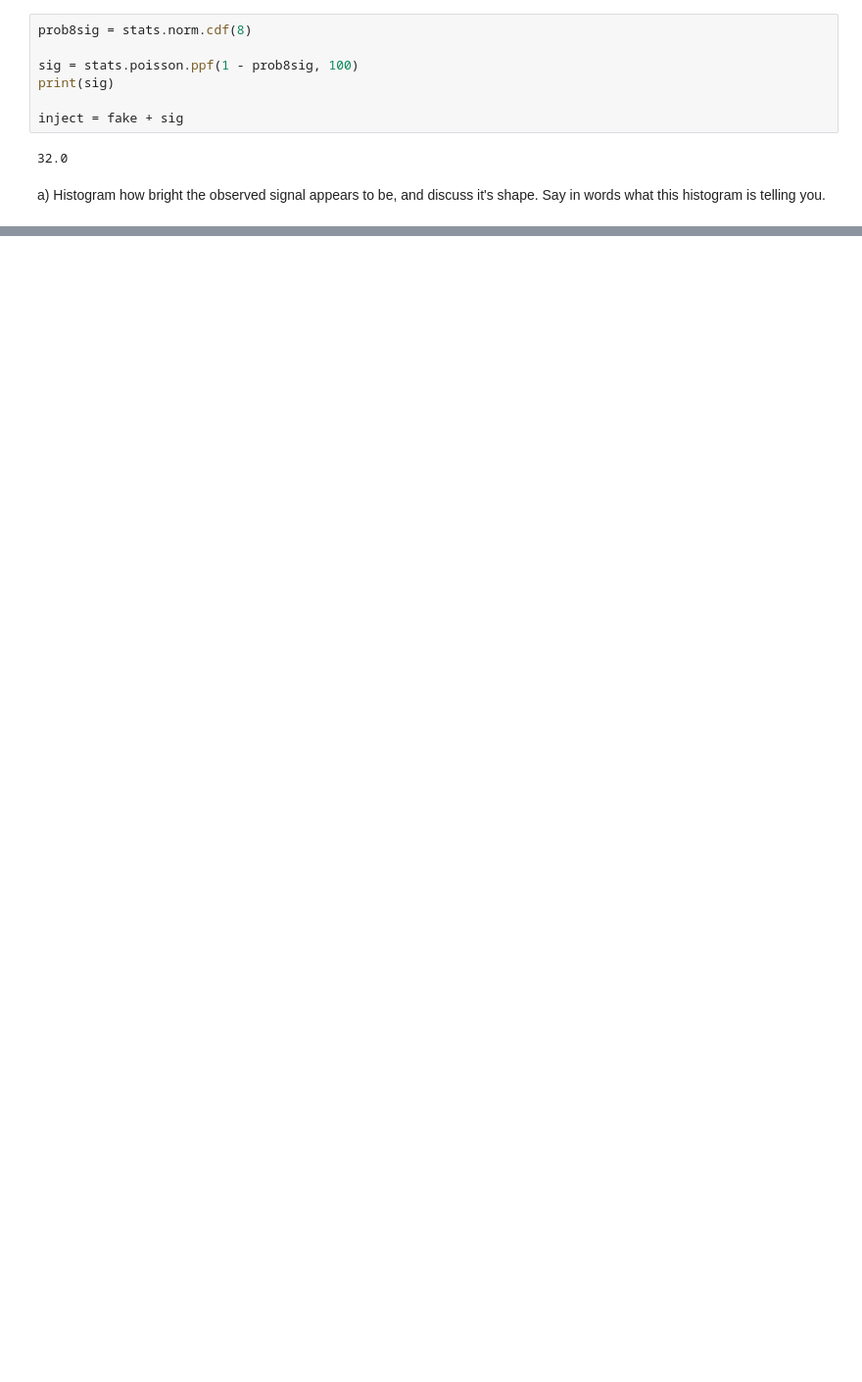
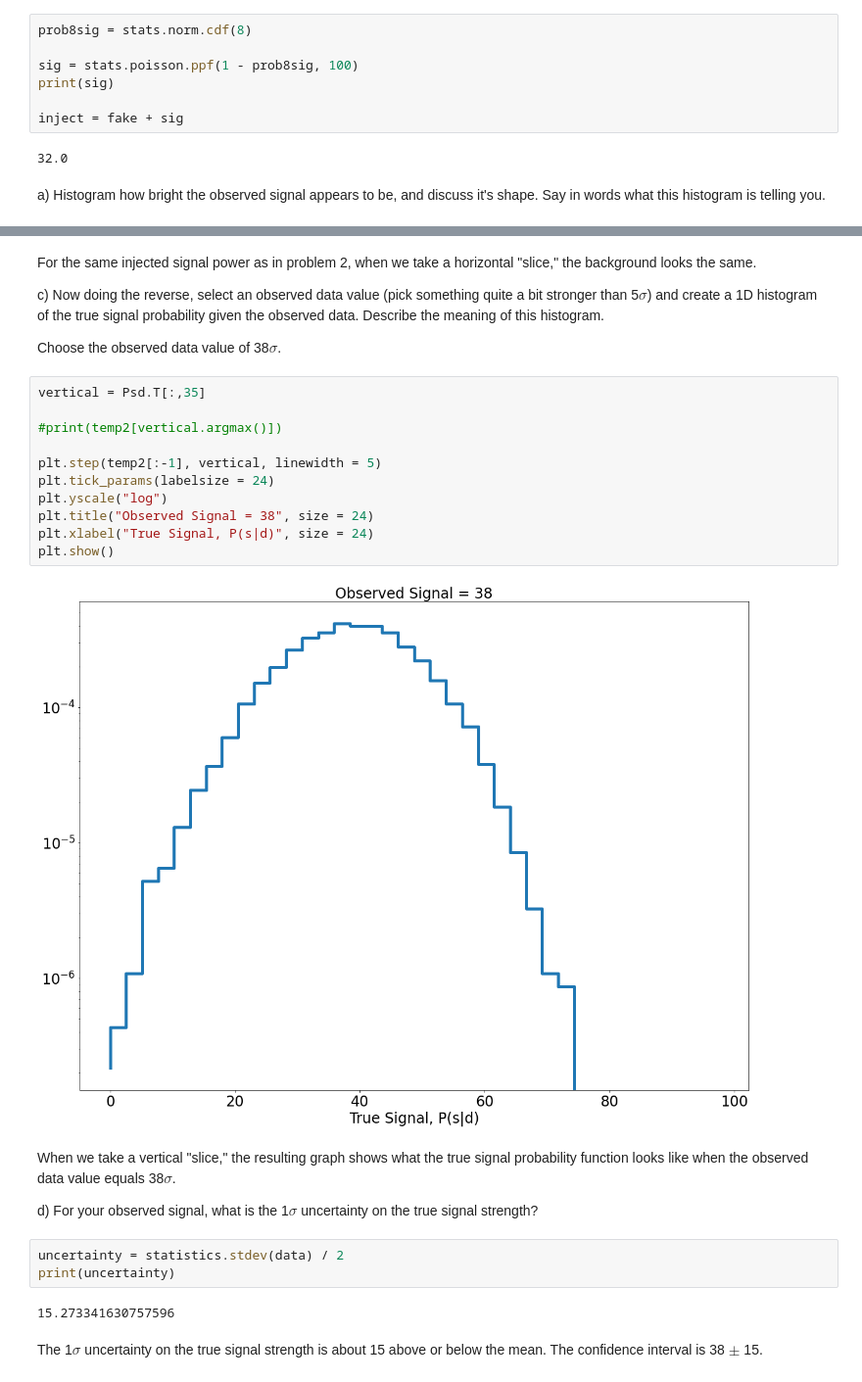
Before and after one commit to kgong13/phys434, a Jupyter notebook: lab6.ipynb, the cells around one changed output, grey strips where cells are left out. Shown at 98% size. Cells and saved outputs as stored; diff of their text form; blank space fills up the shorter version.

```diff
--- a/lab6.ipynb
+++ b/lab6.ipynb
@@ -93,0 +131,30 @@ a) Clearly state what you are simulating, and make a 2D histogram of injected si
+# %% [markdown]
+For the same injected signal power as in problem 2, when we take a horizontal "slice," the background looks the same.
+
+c) Now doing the reverse, select an observed data value (pick something quite a bit stronger than 5$σ$) and create a 1D histogram of the true signal probability given the observed data. Describe the meaning of this histogram.
+
+Choose the observed data value of 38$σ$.
+# %%
+vertical = Psd.T[:,35]
+
+#print(temp2[vertical.argmax()])
+
+plt.step(temp2[:-1], vertical, linewidth = 5)
+plt.tick_params(labelsize = 24)
+plt.yscale("log")
+plt.title("Observed Signal = 38", size = 24)
+plt.xlabel("True Signal, P(s|d)", size = 24)
+plt.show()
+# %% [output]
+[figure, added]
+# %% [markdown]
+When we take a vertical "slice," the resulting graph shows what the true signal probability function looks like when the observed data value equals 38$σ$.
+
+d) For your observed signal, what is the 1$σ$ uncertainty on the true signal strength?
+# %%
+uncertainty = statistics.stdev(data) / 2
+print(uncertainty)
+# %% [output]
+15.273341630757596
+# %% [markdown]
+The 1$σ$ uncertainty on the true signal strength is about 15 above or below the mean. The confidence interval is 38 $\pm$ 15.
```
Also changed, not shown: parts of 13 cells of this notebook, 1 other file.
